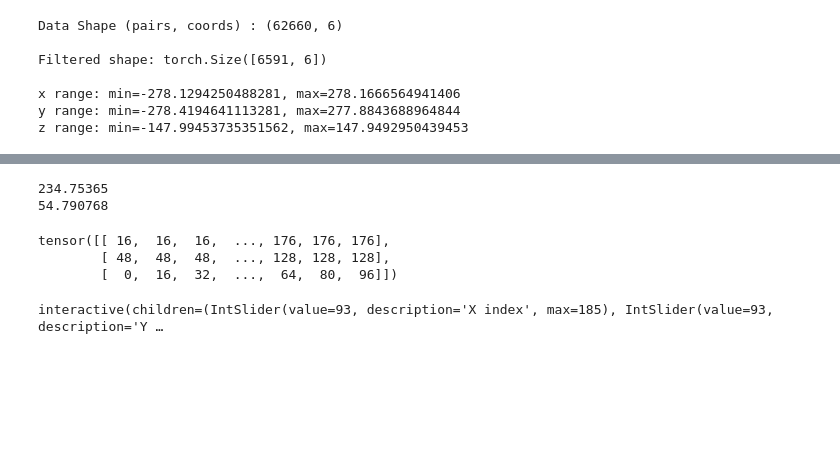
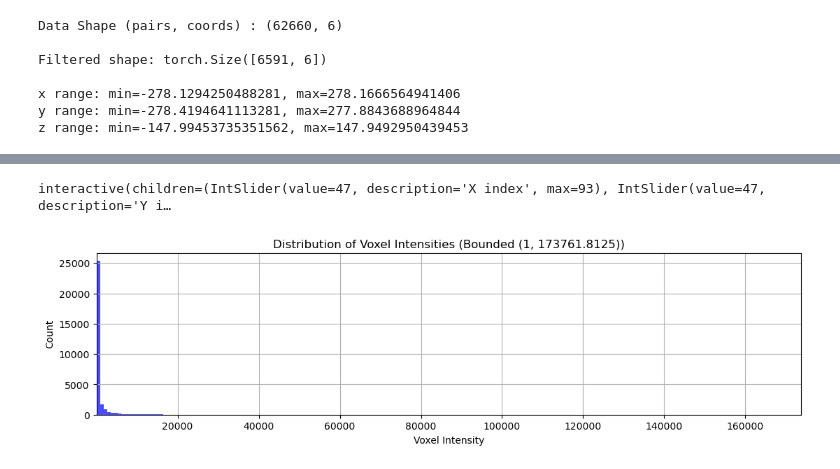
Before and after one commit to DanielChahine004/PET_Recons, a Jupyter notebook: Reconstructions/pet_recon_pytomo_DetIDs.ipynb, the cells around one changed output, grey strips where cells are left out. Saved outputs shown, nothing was run; the diff lists cells and outputs as text; code cells hidden in the pictures; blank space fills up the shorter version.

```diff
--- a/Reconstructions/pet_recon_pytomo_DetIDs.ipynb
+++ b/Reconstructions/pet_recon_pytomo_DetIDs.ipynb
@@ -424,7 +416,7 @@ def verify_intersection(lines, intersection_point=(0, 0, 0), tolerance=1e-6):
 # filtered_coordinates = custom_lines
 # %%
 # Data shape extraction and basic 3d backprojection
-voxel_size = 3.0
+voxel_size = 6.0
 
 def binary_rasterize_lors_3d_dda(pairs_coords, voxel_size_mm=1.0):
     """
@@ -1899,9 +2608,3 @@ interactive(children=(IntSlider(value=93, description='X index', max=185), IntSl
-# %%
-print(back_projected.cpu().numpy().mean())
-print(recon_without_scatter_estimation.cpu().numpy().mean())
-# %% [output]
-234.75365
-54.790768
 # %%
 if atten_map is not None and atten_map.max() > 0.004:
 
@@ -1930,12 +2633,31 @@ if atten_map is not None and atten_map.max() > 0.004:
         additive_term = additive_term
     )
     recon_algorithm = OSEM(likelihood)
-    recon_lm_nontof = recon_algorithm(4,1)
+    recon_with_scatter_estimation = recon_algorithm(4,1)
 
-    plot_cross_sections_interactive(recon_lm_nontof.cpu().numpy())
-    # visualize_voxel_tensor_3d(recon_lm_nontof.cpu().numpy(), voxel_size_mm=voxel_size)
+    plot_cross_sections_interactive(recon_with_scatter_estimation.cpu().numpy())
+    # visualize_voxel_tensor_3d(recon_with_scatter_estimation.cpu().numpy(), voxel_size_mm=voxel_size)
 # %% [output]
-tensor([[ 16,  16,  16,  ..., 176, 176, 176],
-        [ 48,  48,  48,  ..., 128, 128, 128],
-        [  0,  16,  32,  ...,  64,  80,  96]])
+interactive(children=(IntSlider(value=47, description='X index', max=93), IntSlider(value=47, description='Y i…
-interactive(children=(IntSlider(value=93, description='X index', max=185), IntSlider(value=93, description='Y …
+# %%
+# # Pixel values distribution
+# print(recon_without_scatter_estimation.cpu().numpy().shape)
+
+intensity_range = (
+    1,
+    # recon_without_scatter_estimation.min().item()
+    recon_without_scatter_estimation.max().item()
+    )
+
+voxel_values = recon_without_scatter_estimation.cpu().numpy().flatten()
+
+plt.figure(figsize=(13, 3))
+plt.hist(voxel_values, bins=200, color='blue', alpha=0.7, range=intensity_range)
+plt.xlabel('Voxel Intensity')
+plt.ylabel('Count')
+plt.title(f'Distribution of Voxel Intensities (Bounded {intensity_range})')
+plt.grid(True)
+plt.xlim(intensity_range)
+plt.show()
+# %% [output]
+[figure, added]
```
Also changed, not shown: parts of 10 cells of this notebook, 2 other files.
